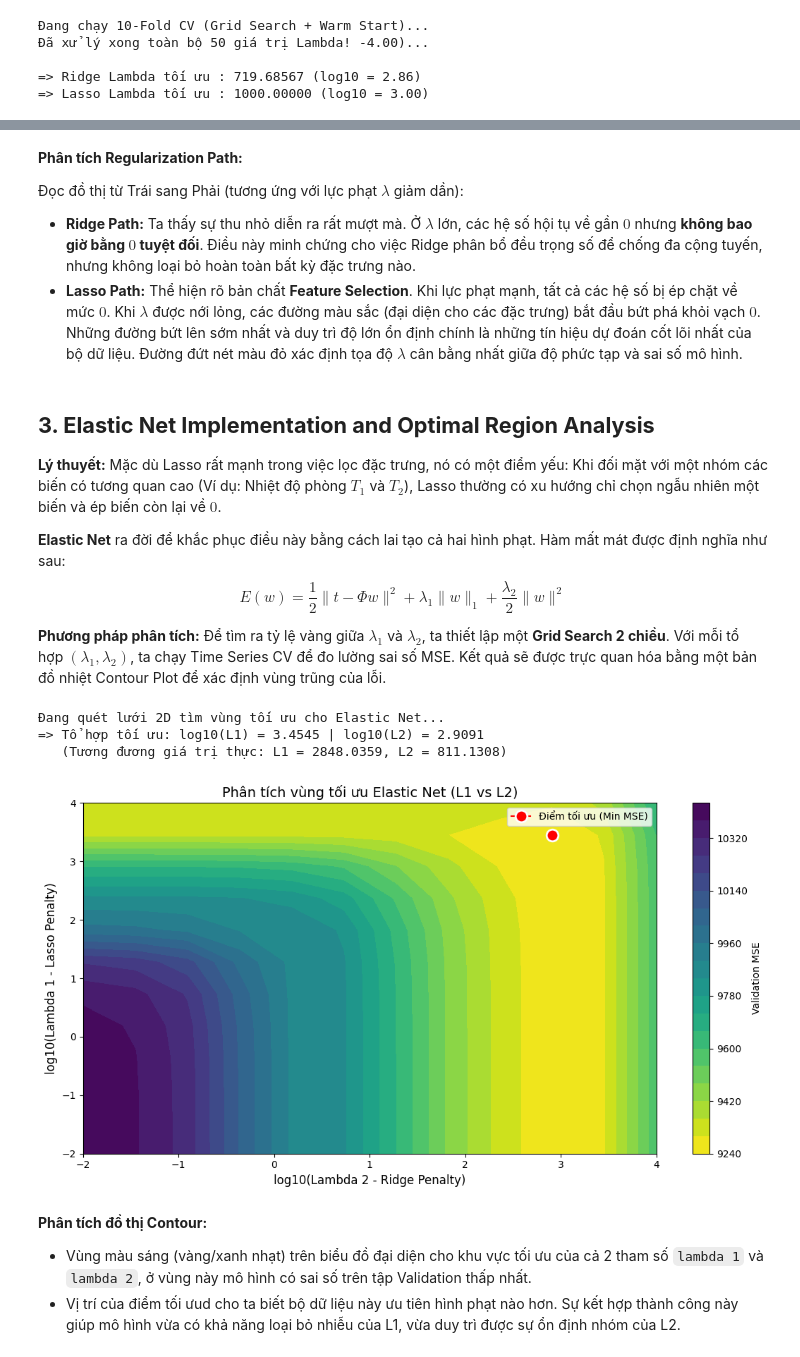
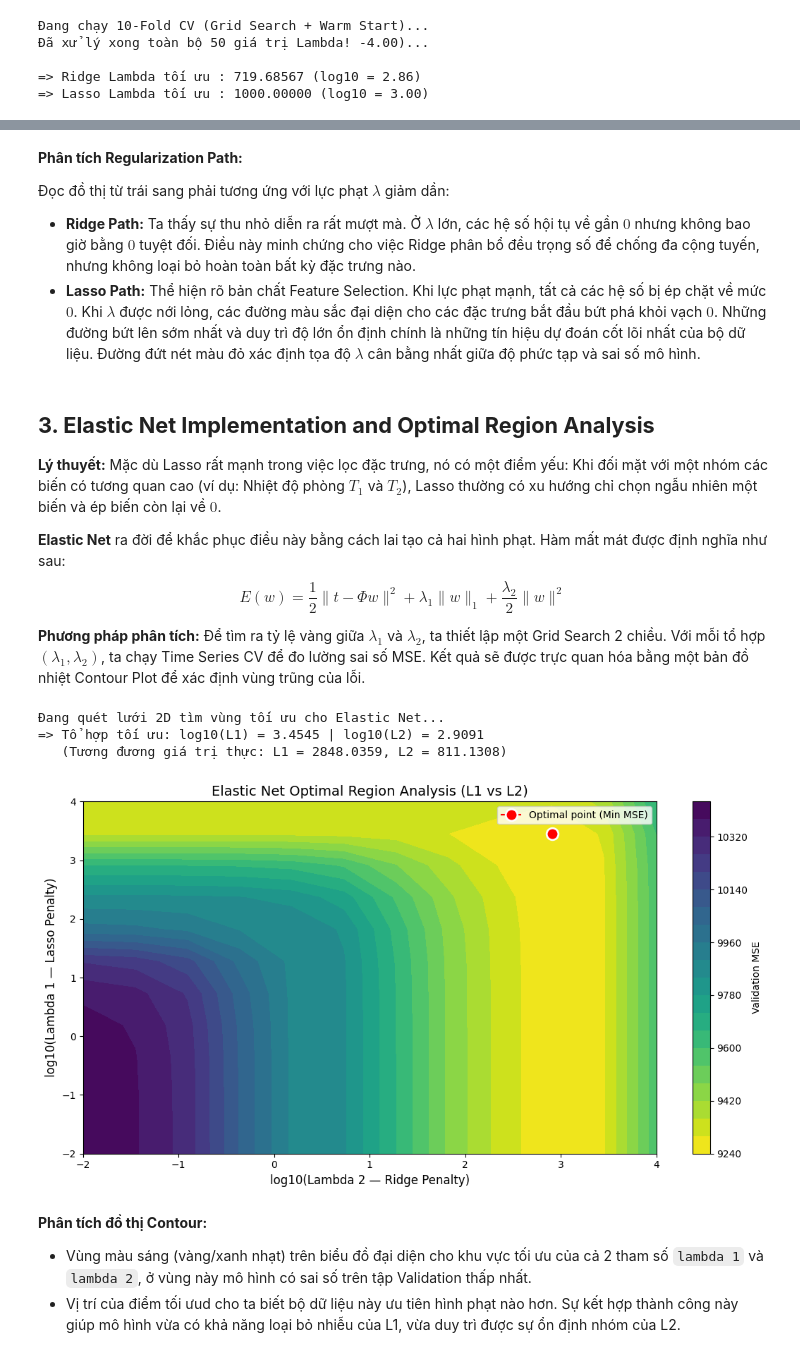
Before and after one commit to ThanhChuong12/Supervised-Learning-Regression-Classification, a Jupyter notebook: code/Part1_Regression/02_modeling.ipynb, the cells around one changed output, grey strips where cells are left out. Cells and saved outputs as stored; diff of their text form; code cells hidden in the pictures.

```diff
--- a/code/Part1_Regression/02_modeling.ipynb
+++ b/code/Part1_Regression/02_modeling.ipynb
@@ -757,20 +737,20 @@ Kiểm tra mức độ trả về 0 của lambda lớn nhất
 # %% [markdown]
 **Phân tích Regularization Path:**
 
-Đọc đồ thị từ Trái sang Phải (tương ứng với lực phạt $\lambda$ giảm dần):
+Đọc đồ thị từ trái sang phải tương ứng với lực phạt $\lambda$ giảm dần:
 
-* **Ridge Path:** Ta thấy sự thu nhỏ diễn ra rất mượt mà. Ở $\lambda$ lớn, các hệ số hội tụ về gần $0$ nhưng **không bao giờ bằng $0$ tuyệt đối**. Điều này minh chứng cho việc Ridge phân bổ đều trọng số để chống đa cộng tuyến, nhưng không loại bỏ hoàn toàn bất kỳ đặc trưng nào.
-* **Lasso Path:** Thể hiện rõ bản chất **Feature Selection**. Khi lực phạt mạnh, tất cả các hệ số bị ép chặt về mức $0$. Khi $\lambda$ được nới lỏng, các đường màu sắc (đại diện cho các đặc trưng) bắt đầu bứt phá khỏi vạch $0$. Những đường bứt lên sớm nhất và duy trì độ lớn ổn định chính là những tín hiệu dự đoán cốt lõi nhất của bộ dữ liệu. Đường đứt nét màu đỏ xác định tọa độ $\lambda$ cân bằng nhất giữa độ phức tạp và sai số mô hình.
+* **Ridge Path:** Ta thấy sự thu nhỏ diễn ra rất mượt mà. Ở $\lambda$ lớn, các hệ số hội tụ về gần $0$ nhưng không bao giờ bằng $0$ tuyệt đối. Điều này minh chứng cho việc Ridge phân bổ đều trọng số để chống đa cộng tuyến, nhưng không loại bỏ hoàn toàn bất kỳ đặc trưng nào.
+* **Lasso Path:** Thể hiện rõ bản chất Feature Selection. Khi lực phạt mạnh, tất cả các hệ số bị ép chặt về mức $0$. Khi $\lambda$ được nới lỏng, các đường màu sắc đại diện cho các đặc trưng bắt đầu bứt phá khỏi vạch $0$. Những đường bứt lên sớm nhất và duy trì độ lớn ổn định chính là những tín hiệu dự đoán cốt lõi nhất của bộ dữ liệu. Đường đứt nét màu đỏ xác định tọa độ $\lambda$ cân bằng nhất giữa độ phức tạp và sai số mô hình.
 # %% [markdown]
 ## **3. Elastic Net Implementation and Optimal Region Analysis**
 
-**Lý thuyết:** Mặc dù Lasso rất mạnh trong việc lọc đặc trưng, nó có một điểm yếu: Khi đối mặt với một nhóm các biến có tương quan cao (Ví dụ: Nhiệt độ phòng $T_1$ và $T_2$), Lasso thường có xu hướng chỉ chọn ngẫu nhiên một biến và ép biến còn lại về $0$.
+**Lý thuyết:** Mặc dù Lasso rất mạnh trong việc lọc đặc trưng, nó có một điểm yếu: Khi đối mặt với một nhóm các biến có tương quan cao (ví dụ: Nhiệt độ phòng $T_1$ và $T_2$), Lasso thường có xu hướng chỉ chọn ngẫu nhiên một biến và ép biến còn lại về $0$.
 
 **Elastic Net** ra đời để khắc phục điều này bằng cách lai tạo cả hai hình phạt. Hàm mất mát được định nghĩa như sau:
 $$E(w) = \frac{1}{2} \|t - \Phi w\|^2 + \lambda_1 \|w\|_1 + \frac{\lambda_2}{2} \|w\|^2$$
 
 **Phương pháp phân tích:**
-Để tìm ra tỷ lệ vàng giữa $\lambda_1$ và $\lambda_2$, ta thiết lập một **Grid Search 2 chiều**. Với mỗi tổ hợp $(\lambda_1, \lambda_2)$, ta chạy Time Series CV để đo lường sai số MSE. Kết quả sẽ được trực quan hóa bằng một bản đồ nhiệt Contour Plot để xác định vùng trũng của lỗi.
+Để tìm ra tỷ lệ vàng giữa $\lambda_1$ và $\lambda_2$, ta thiết lập một Grid Search 2 chiều. Với mỗi tổ hợp $(\lambda_1, \lambda_2)$, ta chạy Time Series CV để đo lường sai số MSE. Kết quả sẽ được trực quan hóa bằng một bản đồ nhiệt Contour Plot để xác định vùng trũng của lỗi.
 # %%
 l1_vals = np.logspace(-2, 4, 12)
 l2_vals = np.logspace(-2, 4, 12)
@@ -802,31 +782,15 @@ for i, l1 in enumerate(l1_vals):
 # Print the results in log10 scale
 print(f"=> Tổ hợp tối ưu: log10(L1) = {np.log10(best_l1):.4f} | log10(L2) = {np.log10(best_l2):.4f}")
 print(f"   (Tương đương giá trị thực: L1 = {best_l1:.4f}, L2 = {best_l2:.4f})")
-
-# Draw Contour Plot
-plt.figure(figsize=(11, 6))
-X, Y = np.meshgrid(np.log10(l2_vals), np.log10(l1_vals))
-cp = plt.contourf(X, Y, mse_matrix, levels=20, cmap='viridis_r')
-plt.colorbar(cp, label='Validation MSE')
-
-plt.plot(np.log10(best_l2), np.log10(best_l1), marker='o', color='red',
-         markeredgecolor='white', markersize=12, markeredgewidth=2,
-         label='Điểm tối ưu (Min MSE)')
-
-plt.title('Phân tích vùng tối ưu Elastic Net (L1 vs L2)', fontsize=14)
-plt.xlabel('log10(Lambda 2 - Ridge Penalty)', fontsize=12)
-plt.ylabel('log10(Lambda 1 - Lasso Penalty)', fontsize=12)
-
-plt.xlim(-2, 4)
-plt.ylim(-2, 4)
-plt.legend()
-plt.tight_layout()
-plt.show()
 # %% [output]
 Đang quét lưới 2D tìm vùng tối ưu cho Elastic Net...
 => Tổ hợp tối ưu: log10(L1) = 3.4545 | log10(L2) = 2.9091
    (Tương đương giá trị thực: L1 = 2848.0359, L2 = 811.1308)
-[figure, removed]
+# %%
+# Plot Elastic Net optimal region
+plot_elastic_net_contour(l1_vals, l2_vals, mse_matrix, best_l1, best_l2)
+# %% [output]
+[figure, added]
 # %% [markdown]
 **Phân tích đồ thị Contour:**
 * Vùng màu sáng (vàng/xanh nhạt) trên biểu đồ đại diện cho khu vực tối ưu của cả 2 tham số `lambda 1` và `lambda 2`, ở vùng này mô hình có sai số trên tập Validation thấp nhất.
```
Also changed, not shown: parts of 18 cells of this notebook, 2 other files.
